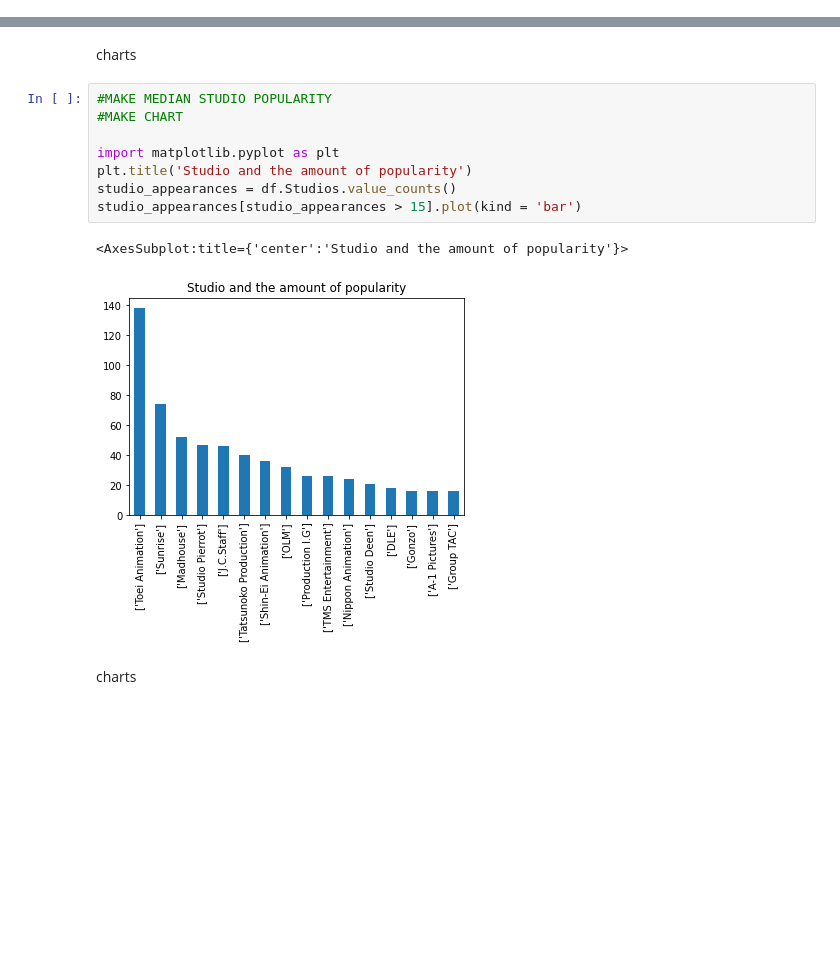
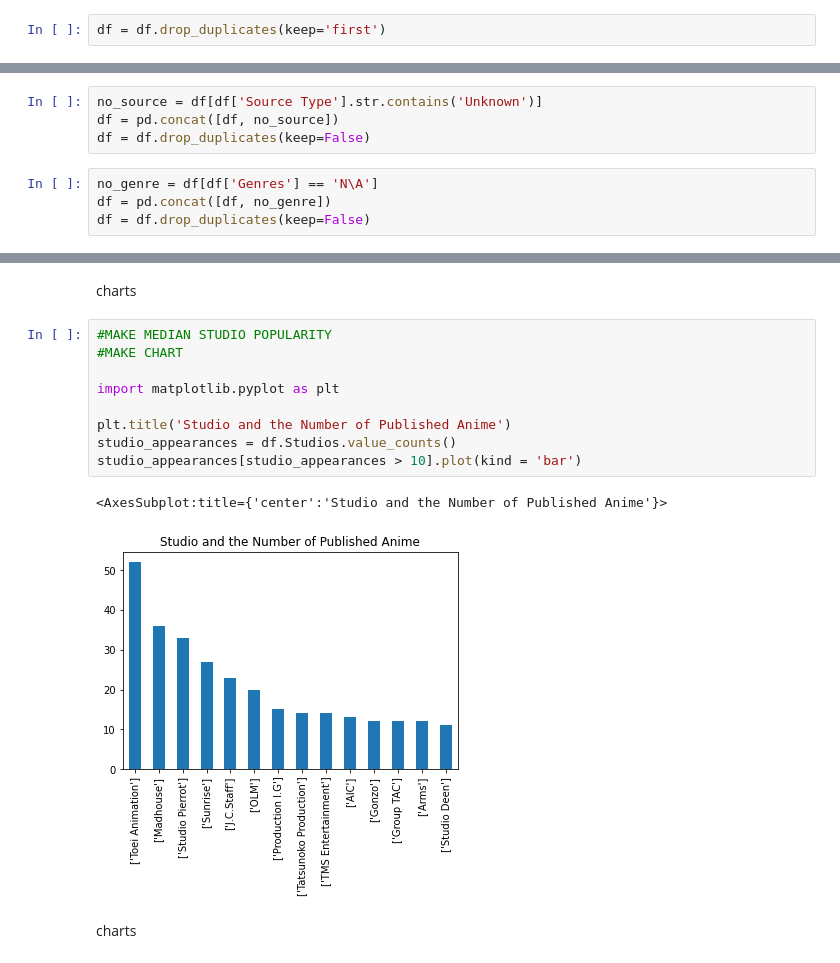
Before and after one commit to TamirIsCool/DataScIntro, a Jupyter notebook: Classification/WebScraping/prediction_groundwork_for_tommorow.ipynb, the cells around one changed output, grey strips where cells are left out. Cells and saved outputs as stored; diff of their text form; blank space fills up the shorter version.

```diff
--- a/Classification/WebScraping/prediction_groundwork_for_tommorow.ipynb
+++ b/Classification/WebScraping/prediction_groundwork_for_tommorow.ipynb
@@ -57,0 +55,2 @@ from empiricaldist import Pmf, Cdf
+# %%
+df = df.drop_duplicates(keep='first')
@@ -62,5 +63,13 @@ Lets remove entries with 'None' data. <br>
 no_studio = df[df['Studios'].str.contains('add some')]
 df = pd.concat([df, no_studio])
 df = df.drop_duplicates(keep=False)
+# %%
+no_source = df[df['Source Type'].str.contains('Unknown')]
+df = pd.concat([df, no_source])
+df = df.drop_duplicates(keep=False)
+# %%
+no_genre = df[df['Genres'] == 'N\A']
+df = pd.concat([df, no_genre])
+df = df.drop_duplicates(keep=False)
 # %% [markdown]
 colums
@@ -220,14 +90,15 @@ charts
 # %%
 #MAKE MEDIAN STUDIO POPULARITY
 #MAKE CHART
 
 import matplotlib.pyplot as plt
-plt.title('Studio and the amount of popularity')
+
+plt.title('Studio and the Number of Published Anime')
 studio_appearances = df.Studios.value_counts()
-studio_appearances[studio_appearances > 15].plot(kind = 'bar')
+studio_appearances[studio_appearances > 10].plot(kind = 'bar')
 # %% [output]
-<AxesSubplot:title={'center':'Studio and the amount of popularity'}>
+<AxesSubplot:title={'center':'Studio and the Number of Published Anime'}>
-[figure, old version]
+[figure, new version]
 # %% [markdown]
 charts
 # %%
```
Also changed, not shown: parts of 6 cells of this notebook.
